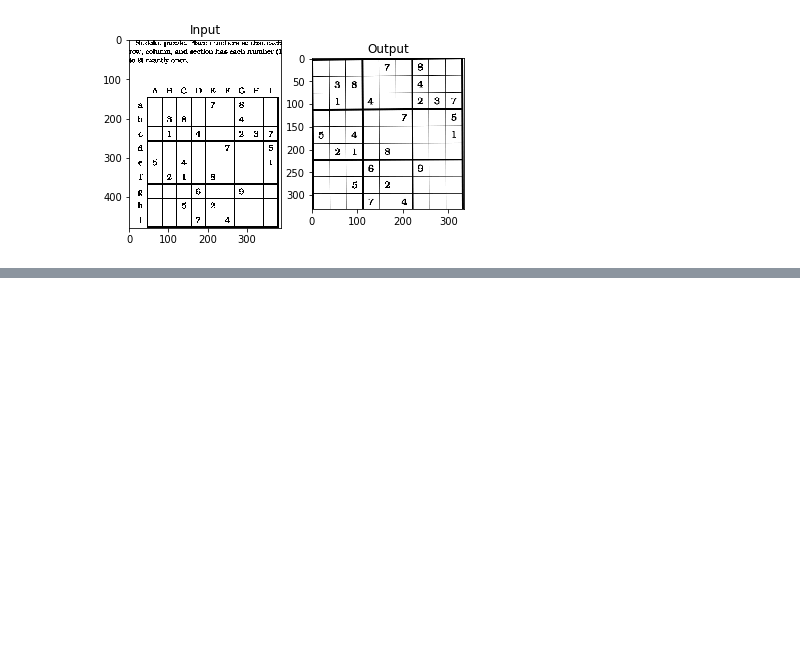
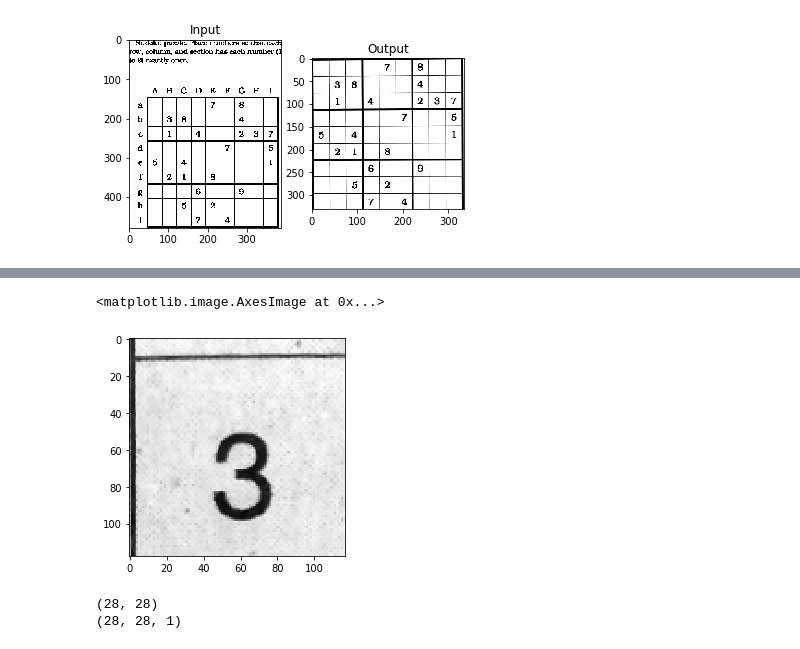
Before and after one commit to shreekanthsenthil/Sudoku-Solver-using-OpenCV, a Jupyter notebook: Grab.ipynb, the cells around one changed output, grey strips where cells are left out. Saved outputs shown, nothing was run; the diff lists cells and outputs as text; code cells hidden in the pictures; blank space fills up the shorter version.

```diff
--- a/Grab.ipynb
+++ b/Grab.ipynb
@@ -95,0 +129,21 @@ plt.subplot(122),plt.imshow(dst),plt.title('Output')
+# %%
+plt.imshow(imgp[1],'gray')
+# %% [output]
+<matplotlib.image.AxesImage at 0x...>
+[figure, added]
+# %%
+(x_train, y_train), (x_test, y_test) = tf.keras.datasets.mnist.load_data()
+print(x_train[1].shape)
+x_train = x_train.reshape(x_train.shape[0], 28, 28, 1)
+x_test = x_test.reshape(x_test.shape[0], 28, 28, 1)
+print(x_train[1].shape)
+input_shape = (28, 28, 1)
+# Making sure that the values are float so that we can get decimal points after division
+x_train = x_train.astype('float32')
+x_test = x_test.astype('float32')
+# Normalizing the RGB codes by dividing it to the max RGB value.
+x_train /= 255
+x_test /= 255
+# %% [output]
+(28, 28)
+(28, 28, 1)
```
Also changed, not shown: parts of 8 cells of this notebook.
